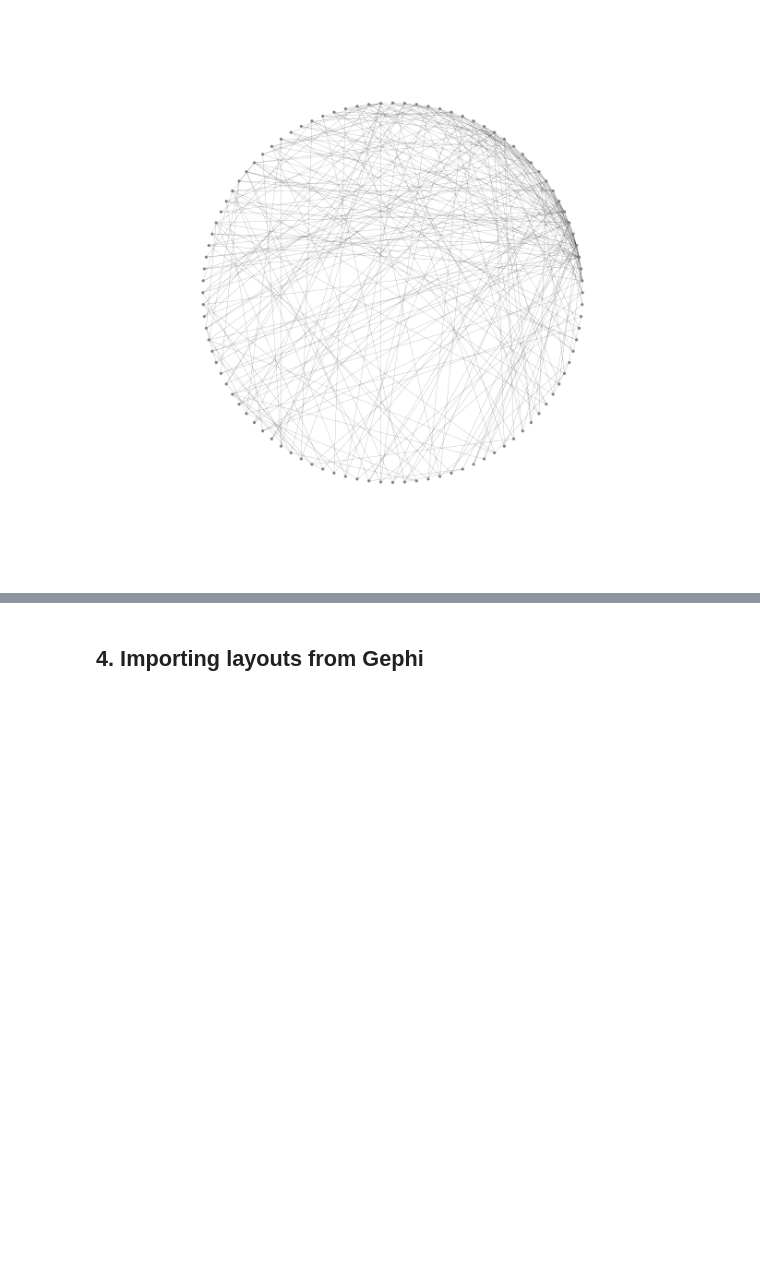
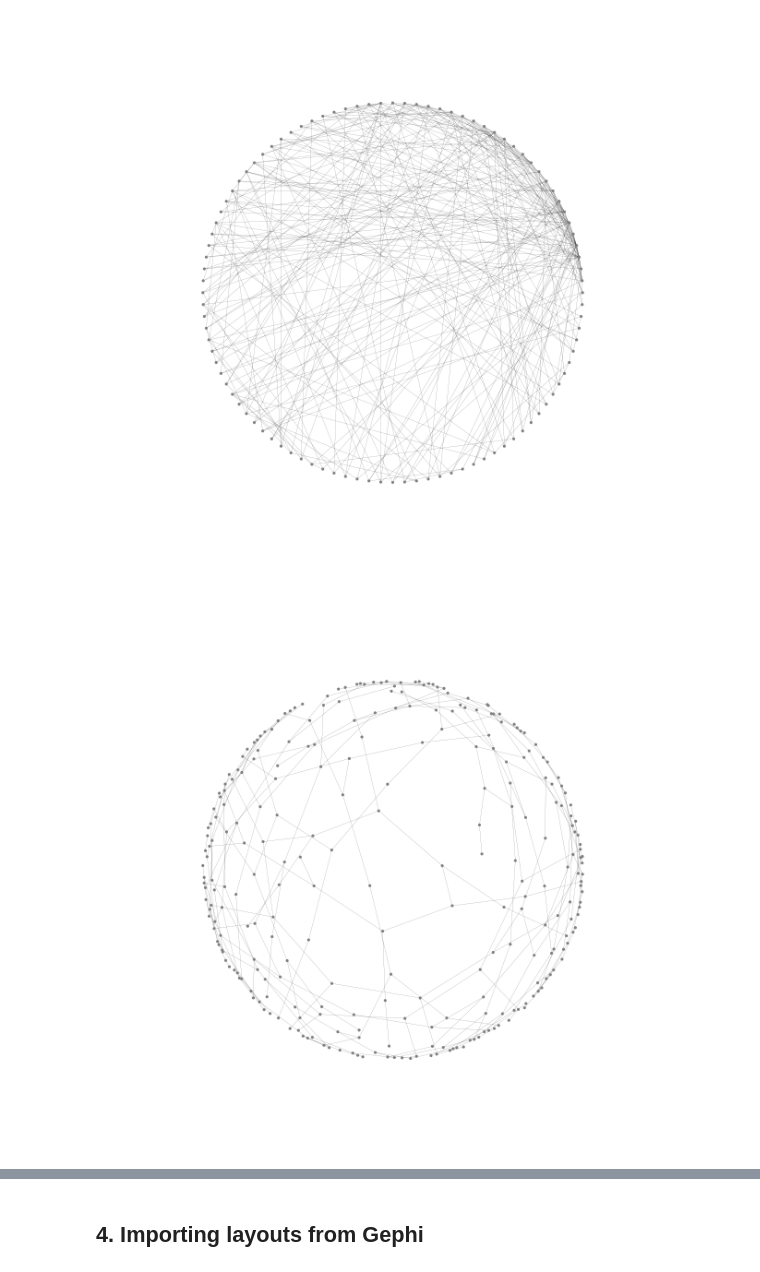
Before and after one commit to MHenderson/graph-drawing, a Jupyter notebook: networkx-drawing-notebook.ipynb, the cells around one changed output, grey strips where cells are left out. Drawn from its saved outputs; the diff is of its cells as text; code cells hidden in the pictures; blank space fills up the shorter version.

```diff
--- a/networkx-drawing-notebook.ipynb
+++ b/networkx-drawing-notebook.ipynb
@@ -132,3 +134,9 @@ G = nx.barabasi_albert_graph(100, 3)
 nx.draw_circular(G, **options_2)
 # %% [output]
 [figure]
+# %%
+G = nx.random_lobster(100, 0.9, 0.9)
+
+nx.draw_spring(G, iterations=10000, **options_2)
+# %% [output]
+[figure, added]
```
Also changed, not shown: parts of 23 cells of this notebook.
